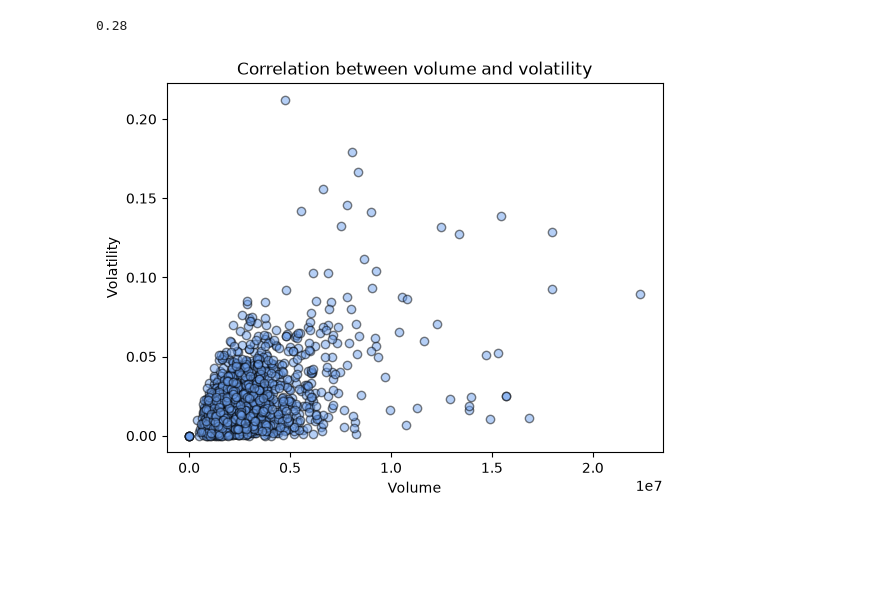
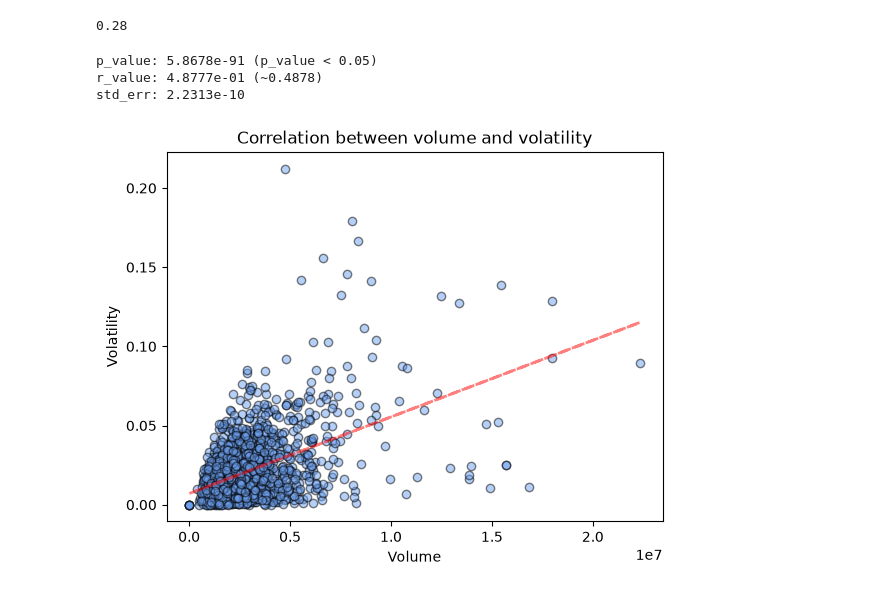
Before and after one commit to studzinskimilosz/mathematical-and-statistical-analysis, a Jupyter notebook: notebook/notebook.ipynb, the cells around one changed output. Drawn from its saved outputs; the diff is of its cells as text; code cells hidden in the pictures; blank space fills up the shorter version.

Commit message:
feat: add formula of regression and linear trend to the plot

```diff
--- a/notebook/notebook.ipynb
+++ b/notebook/notebook.ipynb
@@ -292,20 +292,42 @@ corr_kendall = corr_data['volume'].corr(corr_data['volatility'], method='kendall
 print(corr_kendall.round(2))
 # %% [output]
 0.28
+# %%
+a = st.linregress(corr_data['volume'], corr_data['volatility']).slope
+b = st.linregress(corr_data['volume'], corr_data['volatility']).intercept
+p_value = st.linregress(corr_data['volume'], corr_data['volatility']).pvalue
+r_value = st.linregress(corr_data['volume'], corr_data['volatility']).rvalue #!!pearson corr (calculated above)
+std_err = st.linregress(corr_data['volume'], corr_data['volatility']).stderr
+
+trend_line = a * corr_data['volume'] + b #mathematical formula of regression: y = ax+b where "a" is slope and "b" is intercept in SciPy
+print(f'p_value: {p_value:.4e} (p_value < 0.05)\nr_value: {r_value:.4e} (~{r_value:.4f})\nstd_err: {std_err:.4e}')
+# %% [output]
+p_value: 5.8678e-91 (p_value < 0.05)
+r_value: 4.8777e-01 (~0.4878)
+std_err: 2.2313e-10
 # %%
 plt.scatter(
     corr_data['volume'],
     corr_data['volatility'],
     alpha=0.5,
     edgecolor='black',
     color='#6CA0EF',
 )
 
+plt.plot(
+    corr_data['volume'],
+    trend_line,
+    alpha=0.5,
+    color='red',
+    linewidth=2,
+    linestyle='--',
+)
+
 plt.title('Correlation between volume and volatility')
 plt.xlabel('Volume')
 plt.ylabel('Volatility')
 
 plt.show()
 #heteroscedasticity!!!!
 # %% [output]
-[figure, old version]
+[figure, new version]
```
